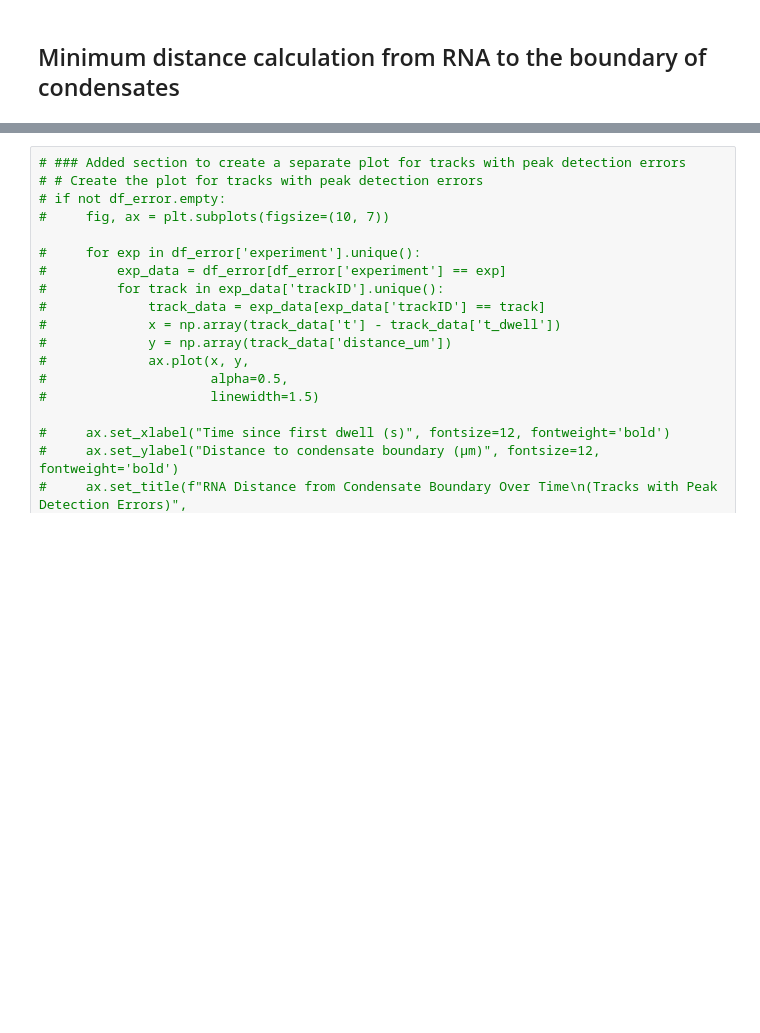
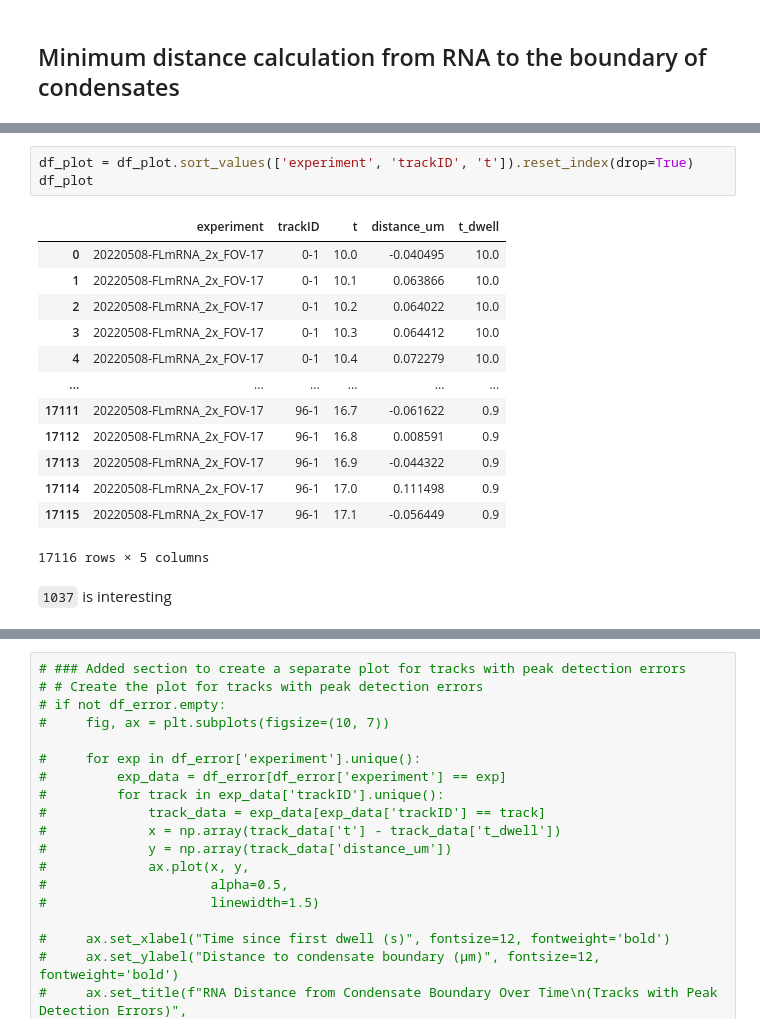
Before and after one commit to walterlab-um/RNA_SPT_in_cellular_condensates, a Jupyter notebook: Tracks-with-condensate_debugging.ipynb, the cells around one changed output, grey strips where cells are left out. Saved outputs shown, nothing was run; the diff lists cells and outputs as text; blank space fills up the shorter version.

```diff
--- a/Tracks-with-condensate_debugging.ipynb
+++ b/Tracks-with-condensate_debugging.ipynb
@@ -291,5 +298,24 @@ df_plot = df_plot[df_plot['t'] >= df_plot['t_dwell']]
 🔄 Generating distance vs. time plots for each experiment...
   • Found 321 first-dwell events across all experiments
+# %%
+df_plot = df_plot.sort_values(['experiment', 'trackID', 't']).reset_index(drop=True)
+df_plot
+# %% [output]
+|  | experiment | trackID | t | distance_um | t_dwell |
+| 0 | 20220508-FLmRNA_2x_FOV-17 | 0-1 | 10.0 | -0.040495 | 10.0 |
+| 1 | 20220508-FLmRNA_2x_FOV-17 | 0-1 | 10.1 | 0.063866 | 10.0 |
+| 2 | 20220508-FLmRNA_2x_FOV-17 | 0-1 | 10.2 | 0.064022 | 10.0 |
+| 3 | 20220508-FLmRNA_2x_FOV-17 | 0-1 | 10.3 | 0.064412 | 10.0 |
+| 4 | 20220508-FLmRNA_2x_FOV-17 | 0-1 | 10.4 | 0.072279 | 10.0 |
+| ... | ... | ... | ... | ... | ... |
+| 17111 | 20220508-FLmRNA_2x_FOV-17 | 96-1 | 16.7 | -0.061622 | 0.9 |
+| 17112 | 20220508-FLmRNA_2x_FOV-17 | 96-1 | 16.8 | 0.008591 | 0.9 |
+| 17113 | 20220508-FLmRNA_2x_FOV-17 | 96-1 | 16.9 | -0.044322 | 0.9 |
+| 17114 | 20220508-FLmRNA_2x_FOV-17 | 96-1 | 17.0 | 0.111498 | 0.9 |
+| 17115 | 20220508-FLmRNA_2x_FOV-17 | 96-1 | 17.1 | -0.056449 | 0.9 |
+17116 rows × 5 columns
+# %% [markdown]
+`1037` is interesting
 # %%
 # Create separate plot for each experiment
 experiments = df_plot['experiment'].unique()
```
Also changed, not shown: parts of 3 cells of this notebook.
